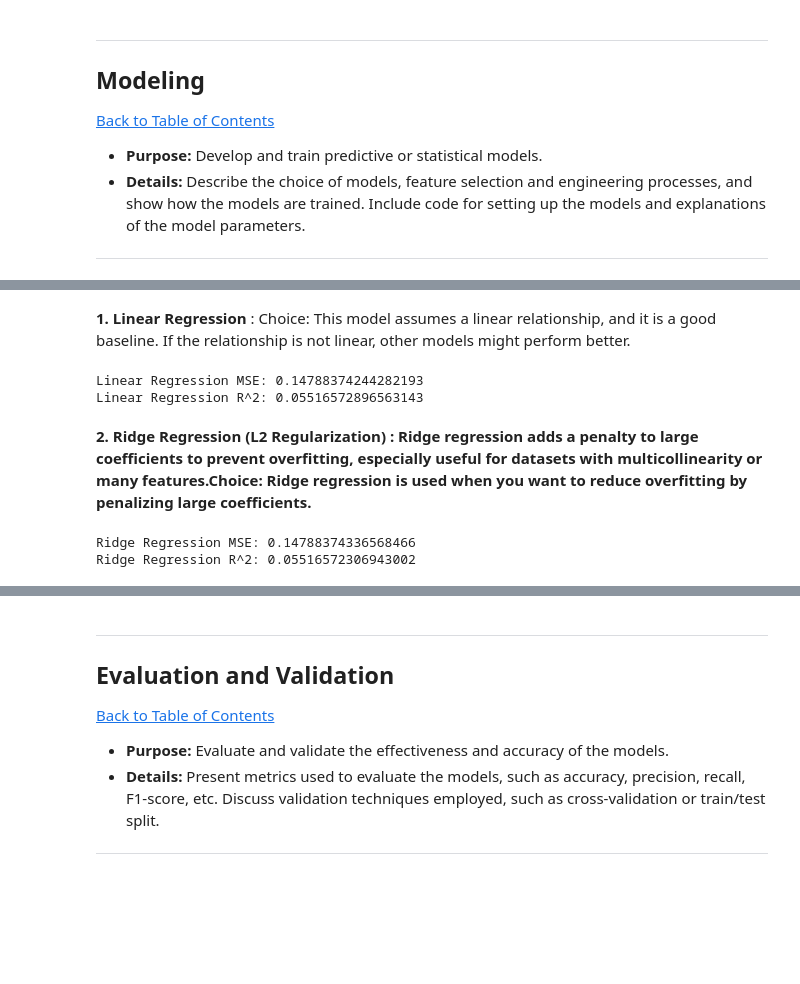
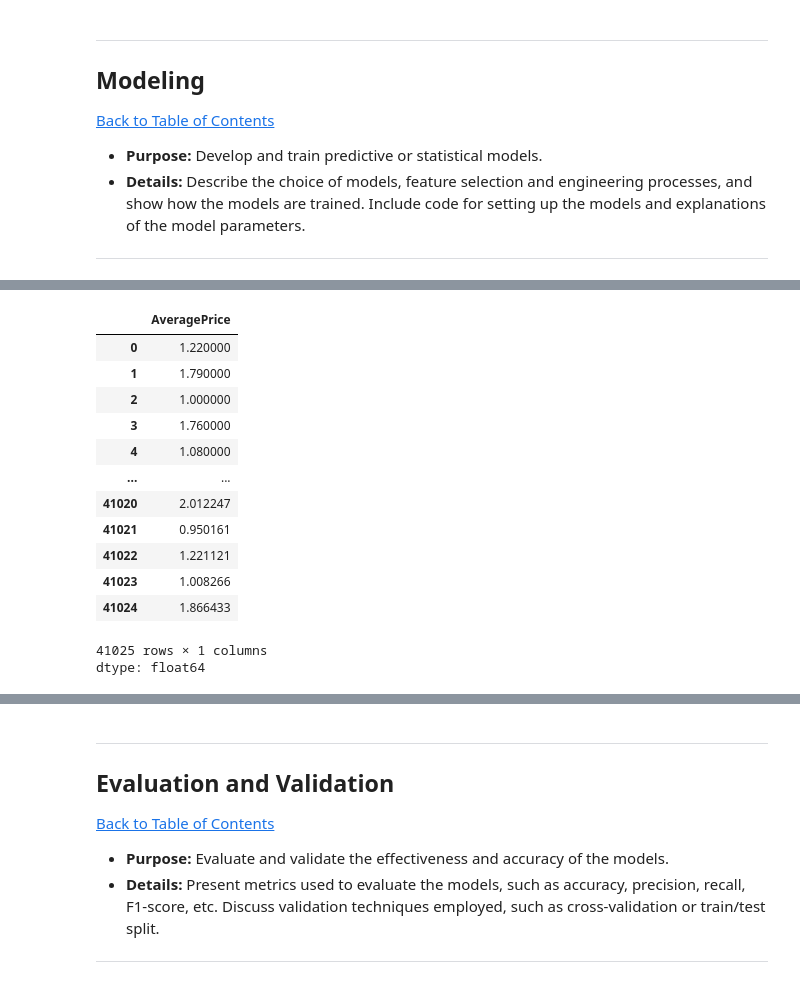
Before and after one commit to VenishaAI/Cornerstone_Project_Avo-Data_Prices, a Jupyter notebook: QCTO---Workplace-Module-Notebook-Template-4571 (1).ipynb, the cells around one changed output, grey strips where cells are left out. Saved outputs shown, nothing was run; the diff lists cells and outputs as text; code cells hidden in the pictures; blank space fills up the shorter version.

```diff
--- a/QCTO---Workplace-Module-Notebook-Template-4571 (1).ipynb
+++ b/QCTO---Workplace-Module-Notebook-Template-4571 (1).ipynb
@@ -440,3 +469,18 @@ X
 # %%
-y = df.iloc[:,-1]
+y = df.iloc[:,1]
 y
+# %% [output]
+|  | AveragePrice |
+| 0 | 1.220000 |
+| 1 | 1.790000 |
+| 2 | 1.000000 |
+| 3 | 1.760000 |
+| 4 | 1.080000 |
+| ... | ... |
+| 41020 | 2.012247 |
+| 41021 | 0.950161 |
+| 41022 | 1.221121 |
+| 41023 | 1.008266 |
+| 41024 | 1.866433 |
+41025 rows × 1 columns
+dtype: float64
@@ -460,47 +486,0 @@ X_train, X_test, y_train, y_test = train_test_split(X, y, test_size=0.2, random_
-# %% [markdown]
-**1. Linear Regression** : Choice: This model assumes a linear relationship, and it is a good baseline. If the relationship is not linear, other models might perform better.
-# %%
-from sklearn.linear_model import LinearRegression
-from sklearn.metrics import mean_squared_error, r2_score
-
-# Model initialization
-lr_model = LinearRegression()
-
-# Train the model
-lr_model.fit(X_train, y_train)
-
-# Predictions
-y_pred_lr = lr_model.predict(X_test)
-
-# Evaluation
-mse_lr = mean_squared_error(y_test, y_pred_lr)
-r2_lr = r2_score(y_test, y_pred_lr)
-
-print(f"Linear Regression MSE: {mse_lr}")
-print(f"Linear Regression R^2: {r2_lr}")
-# %% [output]
-Linear Regression MSE: 0.14788374244282193
-Linear Regression R^2: 0.05516572896563143
-# %% [markdown]
-**2. Ridge Regression (L2 Regularization) : Ridge regression adds a penalty to large coefficients to prevent overfitting, especially useful for datasets with multicollinearity or many features.Choice: Ridge regression is used when you want to reduce overfitting by penalizing large coefficients.**
-# %%
-from sklearn.linear_model import Ridge
-
-# Model initialization
-ridge_model = Ridge(alpha=1.0)  # Alpha is the regularization strength
-
-# Train the model
-ridge_model.fit(X_train, y_train)
-
-# Predictions
-y_pred_ridge = ridge_model.predict(X_test)
-
-# Evaluation
-mse_ridge = mean_squared_error(y_test, y_pred_ridge)
-r2_ridge = r2_score(y_test, y_pred_ridge)
-
-print(f"Ridge Regression MSE: {mse_ridge}")
-print(f"Ridge Regression R^2: {r2_ridge}")
-# %% [output]
-Ridge Regression MSE: 0.14788374336568466
-Ridge Regression R^2: 0.05516572306943002
```
Also changed, not shown: parts of 24 cells of this notebook.
